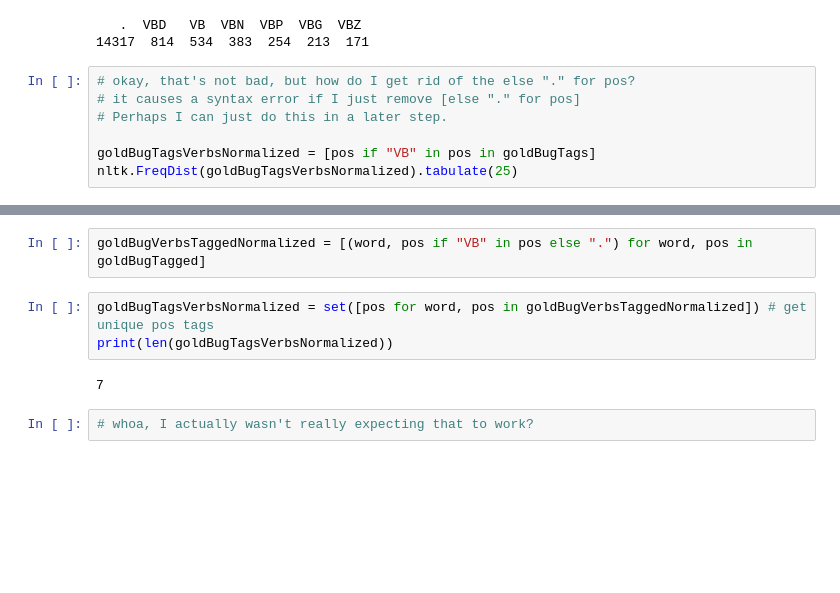
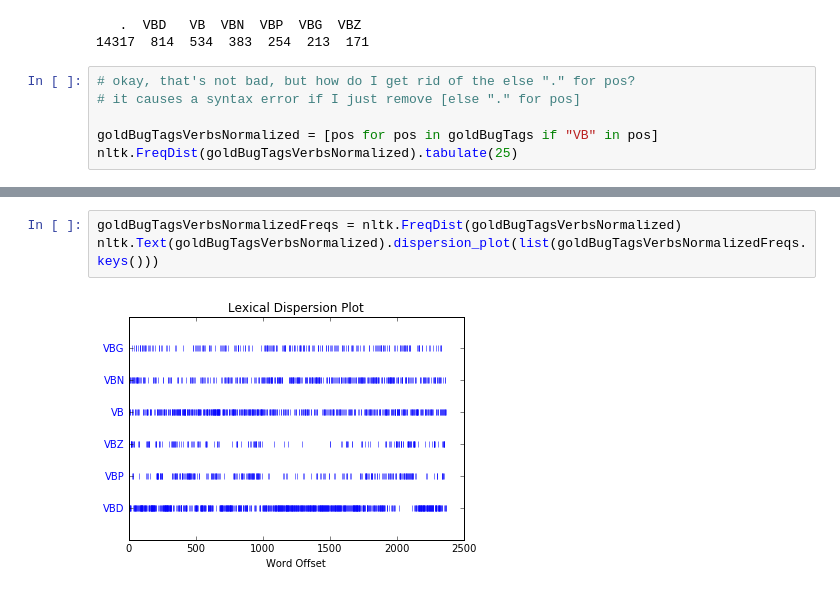
Before and after one commit to broomgrass/My-ALTA-Tutorials, a Jupyter notebook: PartsofSpeech.ipynb, the cells around one changed output, grey strips where cells are left out. Saved outputs shown, nothing was run; the diff lists cells and outputs as text; blank space fills up the shorter version.

```diff
--- a/PartsofSpeech.ipynb
+++ b/PartsofSpeech.ipynb
@@ -229,8 +229,7 @@ nltk.FreqDist(goldBugTagsVerbsNormalized).tabulate(25)
 # %%
 # okay, that's not bad, but how do I get rid of the else "." for pos?
 # it causes a syntax error if I just remove [else "." for pos]
-# Perhaps I can just do this in a later step.
 
-goldBugTagsVerbsNormalized = [pos if "VB" in pos in goldBugTags]
+goldBugTagsVerbsNormalized = [pos for pos in goldBugTags if "VB" in pos]
 nltk.FreqDist(goldBugTagsVerbsNormalized).tabulate(25)
 # %% [output]
@@ -238,9 +238,5 @@ SyntaxError: invalid syntax (<ipython-input-114-89301f31e3ed>, line 5)
-# %%
-goldBugVerbsTaggedNormalized = [(word, pos if "VB" in pos else ".") for word, pos in goldBugTagged]
-# %%
-goldBugTagsVerbsNormalized = set([pos for word, pos in goldBugVerbsTaggedNormalized]) # get unique pos tags
-print(len(goldBugTagsVerbsNormalized))
-# %% [output]
-7
-# %%
-# whoa, I actually wasn't really expecting that to work?
+# %%
+goldBugTagsVerbsNormalizedFreqs = nltk.FreqDist(goldBugTagsVerbsNormalized)
+nltk.Text(goldBugTagsVerbsNormalized).dispersion_plot(list(goldBugTagsVerbsNormalizedFreqs.keys()))
+# %% [output]
+[figure, added]
```
Also changed, not shown: parts of 8 cells of this notebook.
